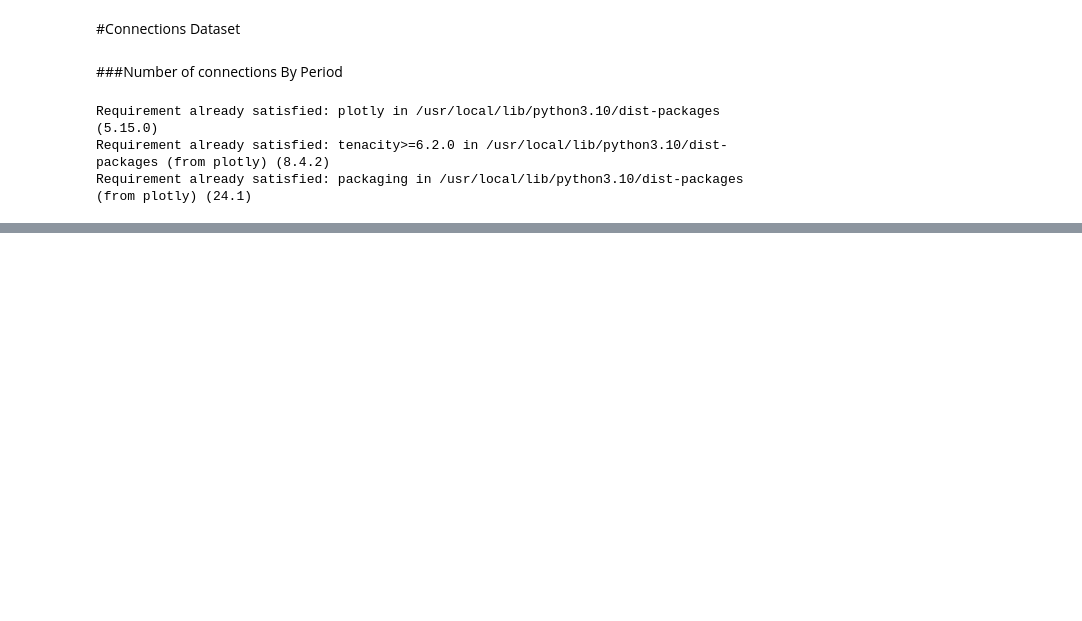
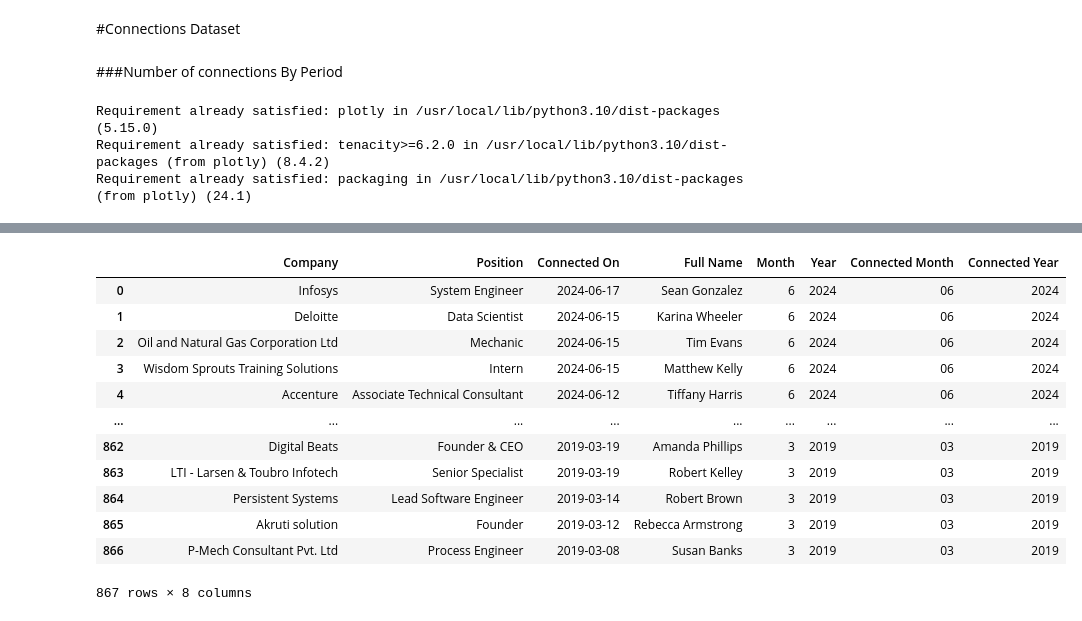
Before and after one commit to sr606/LinkedIn-Data-Mining-Analysis, a Jupyter notebook: LinkedIn_Data_Mining_Analyzing.ipynb, the cells around one changed output, grey strips where cells are left out. Drawn from its saved outputs; the diff is of its cells as text; code cells hidden in the pictures; blank space fills up the shorter version.

```diff
--- a/LinkedIn_Data_Mining_Analyzing.ipynb
+++ b/LinkedIn_Data_Mining_Analyzing.ipynb
@@ -405,0 +451,19 @@ connections
+# %%
+# prompt: create two new columns in dataframe to store the month and year when connections were made between users. Then generate graph of new connections per month and another graph of new connections per year.
+
+import pandas as pd
+import plotly.express as px
+
+# Create two new columns to store the month and year
+connections['Month'] = pd.to_datetime(connections['Connected On']).dt.month
+connections['Year'] = pd.to_datetime(connections['Connected On']).dt.year
+
+# Generate a graph of new connections per month
+graph = px.line(connections.groupby('Month').size(),
+                 title='New Connections per Month')
+graph.show()
+
+# Generate a graph of new connections per year
+graph = px.line(connections.groupby('Year').size(),
+                 title='New Connections per Year')
+graph.show()
@@ -405,0 +473,6 @@ connections
+# %%
+def set_month(date):
+  return datetime.strptime(date, '%Y-%m-%d').strftime('%m')
+# %%
+connections['Connected Month'] = connections['Connected On'].apply(set_month)
+connections
@@ -405,0 +515,20 @@ connections
+# %%
+def set_year(date):
+  return datetime.strptime(date, '%Y-%m-%d').strftime('%Y')
+# %%
+connections['Connected Year']= connections['Connected On'].apply(set_year)
+connections
+# %% [output]
+|  | Company | Position | Connected On | Full Name | Month | Year | Connected Month | Connected Year |
+| 0 | Infosys | System Engineer | 2024-06-17 | Sean Gonzalez | 6 | 2024 | 06 | 2024 |
+| 1 | Deloitte | Data Scientist | 2024-06-15 | Karina Wheeler | 6 | 2024 | 06 | 2024 |
+| 2 | Oil and Natural Gas Corporation Ltd | Mechanic | 2024-06-15 | Tim Evans | 6 | 2024 | 06 | 2024 |
+| 3 | Wisdom Sprouts Training Solutions | Intern | 2024-06-15 | Matthew Kelly | 6 | 2024 | 06 | 2024 |
+| 4 | Accenture | Associate Technical Consultant | 2024-06-12 | Tiffany Harris | 6 | 2024 | 06 | 2024 |
+| ... | ... | ... | ... | ... | ... | ... | ... | ... |
+| 862 | Digital Beats | Founder & CEO | 2019-03-19 | Amanda Phillips | 3 | 2019 | 03 | 2019 |
+| 863 | LTI - Larsen & Toubro Infotech | Senior Specialist | 2019-03-19 | Robert Kelley | 3 | 2019 | 03 | 2019 |
+| 864 | Persistent Systems | Lead Software Engineer | 2019-03-14 | Robert Brown | 3 | 2019 | 03 | 2019 |
+| 865 | Akruti solution | Founder | 2019-03-12 | Rebecca Armstrong | 3 | 2019 | 03 | 2019 |
+| 866 | P-Mech Consultant Pvt. Ltd | Process Engineer | 2019-03-08 | Susan Banks | 3 | 2019 | 03 | 2019 |
+867 rows × 8 columns
```
Also changed, not shown: parts of 26 cells of this notebook.
